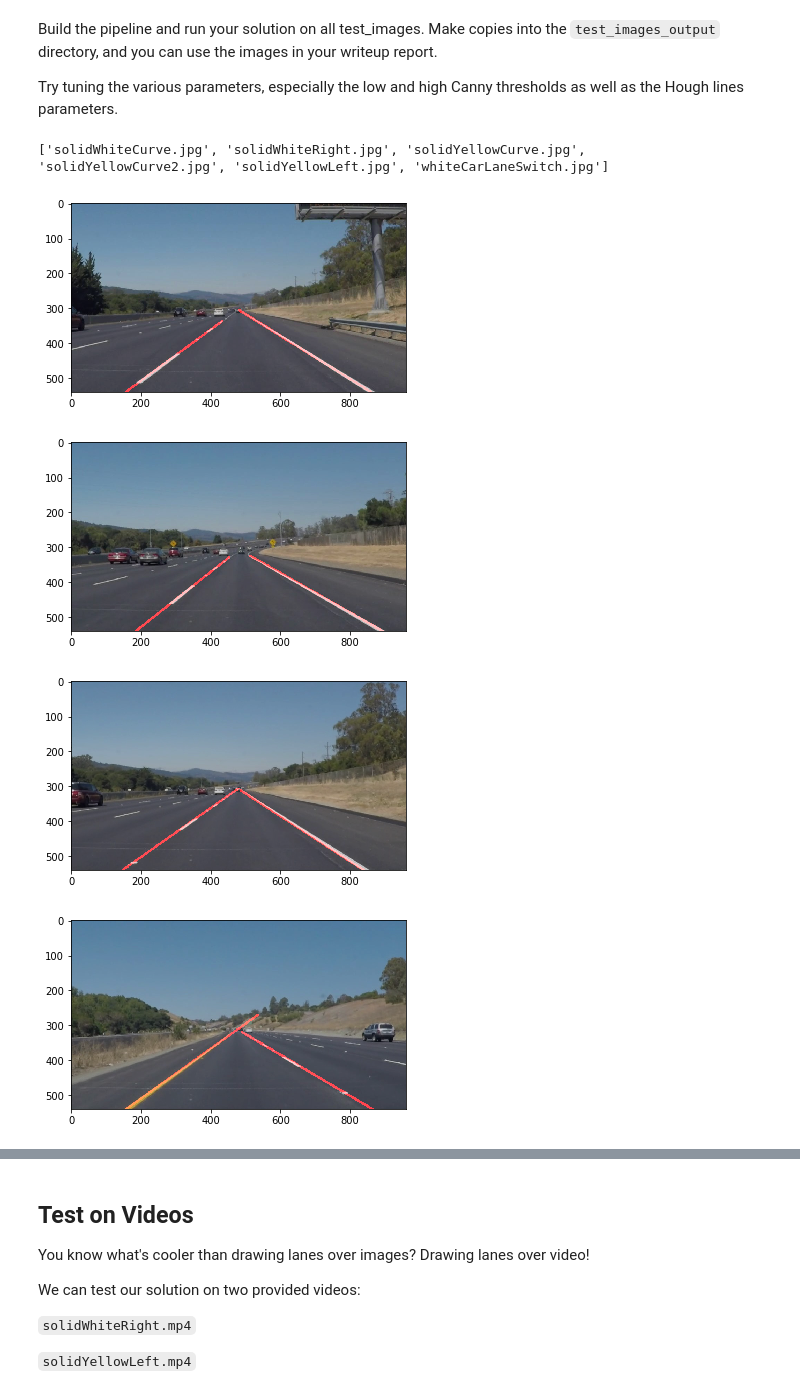
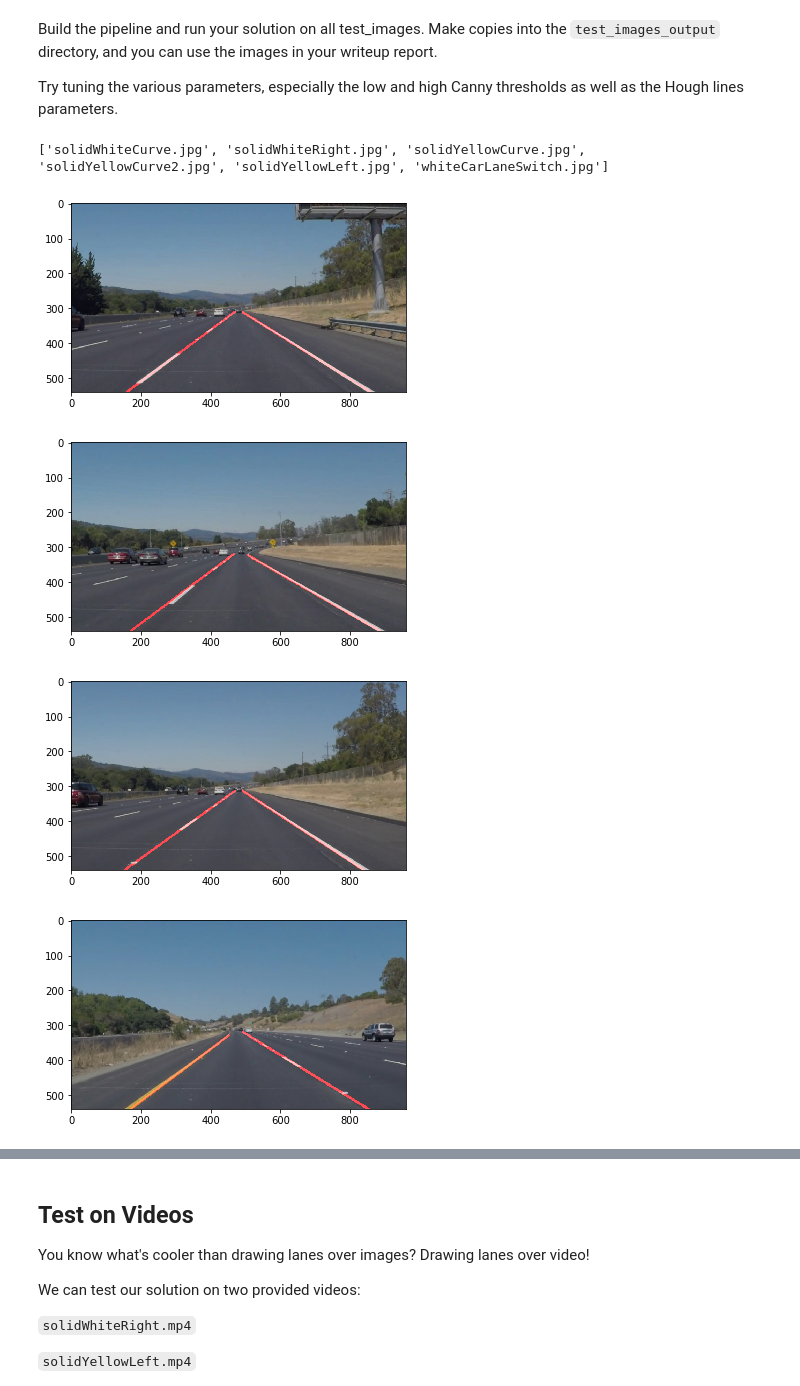
Before and after one commit to Quarke89/CarND-LaneLines-P1, a Jupyter notebook: P1.ipynb, the cells around one changed output, grey strips where cells are left out. Cells and saved outputs as stored; diff of their text form; code cells hidden in the pictures.

```diff
--- a/P1.ipynb
+++ b/P1.ipynb
@@ -366,8 +399,13 @@ def weighted_img(img, initial_img, α=0.8, β=1., γ=0.):
 # %%
-# orig_img = mpimg.imread("debug/challenge/0000.jpg")
+orig_img = mpimg.imread("debug/challenge/0026.jpg")
 # orig_img = mpimg.imread("debug/solidWhiteRight/0000.jpg")
-debug_mode = 1
-orig_img = mpimg.imread('test_images/' + dir_list[2])
+# orig_img = mpimg.imread("debug/solidYellowLeft/0000.jpg")
+debug_mode = 0
+# orig_img = mpimg.imread('test_images/' + dir_list[4])
+
+# plt.figure()
+# plt.imshow(orig_img)
+# a = color_filter_lanes(orig_img)
 lane_img = find_lanes(orig_img)
 plt.figure()
 plt.imshow(lane_img)
@@ -400,0 +414,13 @@ left_line_slope (means): 29.5043677962 42.6376098315
+# %%
+dir_list = os.listdir("debug/challenge/")
+
+debug_mode = 0
+for image_fname in dir_list:
+    orig_img = mpimg.imread('debug/challenge/' + image_fname)
+    lane_img = find_lanes(orig_img)
+#     plt.figure()
+#     plt.imshow(lane_img)
+#     plt.title(image_fname)
+    r,g,b = cv2.split(lane_img)
+    result = cv2.merge((b,g,r))
+    cv2.imwrite('debug/challenge_output/' + image_fname, result)
@@ -424,6 +452,10 @@ Try tuning the various parameters, especially the low and high Canny thresholds
 # then save them to the test_images_output directory.
 
 def find_lanes(img):
+
+    enable_color_filter = 1
+
+    not_lane_loc = color_filter_lanes(img)
 
     gray_img = grayscale(img)
 
@@ -448,18 +480,28 @@ def find_lanes(img):
         plt.figure()
         plt.imshow(edge_img, cmap = 'gray')
 
-    vertices = np.array([[(int(imshape[1]*.1),imshape[0]),(int(imshape[1]*.48), int(imshape[0]*.45)), (int(imshape[1]*.52), int(imshape[0]*.45)), (int(imshape[1]*.9),imshape[0])]], dtype=np.int32)
+    vertices = np.array([[(int(imshape[1]*.1),imshape[0]),(int(imshape[1]*.48), int(imshape[0]*.58)), (int(imshape[1]*.52), int(imshape[0]*.58)), (int(imshape[1]*.9),imshape[0])]], dtype=np.int32)
     masked_img = region_of_interest(edge_img, vertices)
 
     if debug_mode:
         plt.figure()
         plt.imshow(masked_img, cmap = 'gray')
+        plt.title('masked image')
+
+    if enable_color_filter:
+        masked_img[not_lane_loc] = 0
+
+
+    if debug_mode:
+        plt.figure()
+        plt.imshow(masked_img, cmap = 'gray')
+        plt.title('masked plus filtered image')
 
     rho = 1            # distance resolution in pixels of the Hough grid
     theta = np.pi/180  # angular resolution in radians of the Hough grid
     threshold = 35     # minimum number of votes (intersections in Hough grid cell)
-    min_line_len = 5   # minimum number of pixels making up a line
-    max_line_gap = 2   # maximum gap in pixels between connectable line segments
+    min_line_len = 4   # minimum number of pixels making up a line
+    max_line_gap = 10   # maximum gap in pixels between connectable line segments
 
     line_img = hough_lines(masked_img, rho, theta, threshold, min_line_len, max_line_gap)
 
@@ -477,22 +519,23 @@ def find_lanes(img):
 # %%
 dir_list = os.listdir("test_images/")
 print(dir_list)
 
+debug_mode = 0
 orig_img = mpimg.imread("debug/solidWhiteRight/0000.jpg")
 lane_img = find_lanes(orig_img)
 plt.figure()
 plt.imshow(lane_img)
 
 
 for image_fname in dir_list:
     orig_img = mpimg.imread('test_images/' + image_fname)
     lane_img = find_lanes(orig_img)
     plt.figure()
     plt.imshow(lane_img)
 # %% [output]
 ['solidWhiteCurve.jpg', 'solidWhiteRight.jpg', 'solidYellowCurve.jpg', 'solidYellowCurve2.jpg', 'solidYellowLeft.jpg', 'whiteCarLaneSwitch.jpg']
-[figure, old version]
+[figure, new version]
 [figure]
 [figure]
-[figure, old version]
+[figure, new version]
 [figure]
```
Also changed, not shown: parts of 8 cells of this notebook, 3 other files.
